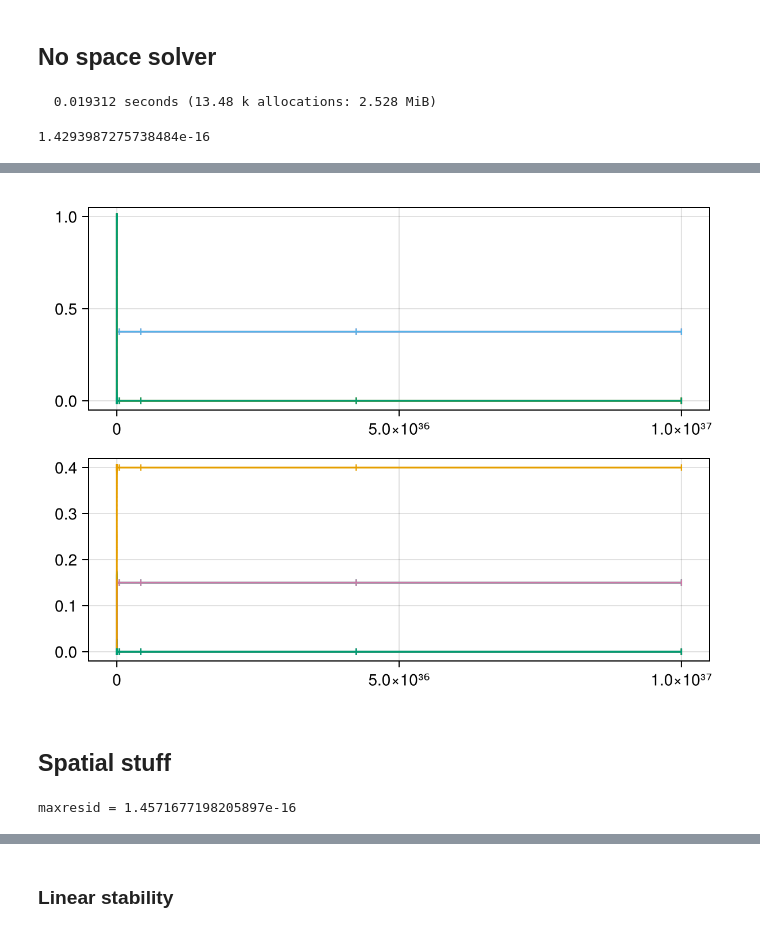
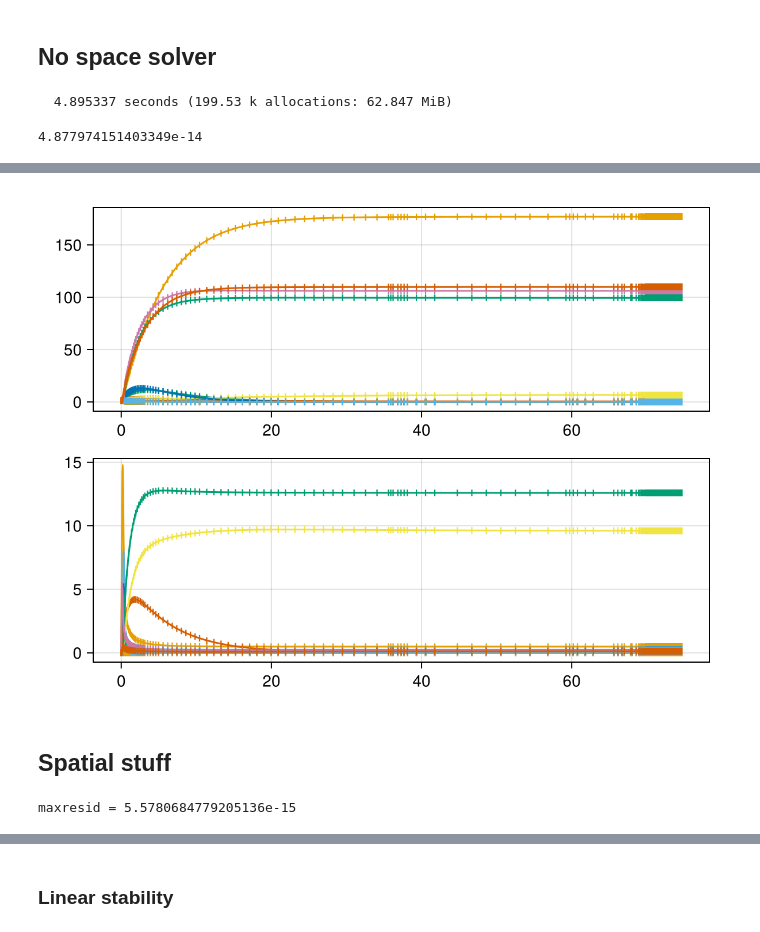
Before and after one commit to kockahonza/SSMC, a Jupyter notebook: notebooks/random_systems.ipynb, the cells around one changed output, grey strips where cells are left out. Drawn from its saved outputs; the diff is of its cells as text; code cells hidden in the pictures.

```diff
--- a/notebooks/random_systems.ipynb
+++ b/notebooks/random_systems.ipynb
@@ -114,3 +89,5 @@ ps = ints[2];
+# %%
+ps = params[1];
 # %% [markdown]
 ## No space solver
 # %%
@@ -123,12 +100,13 @@ ssp = make_mmicrm_ss_problem(ps, u0)
 );
 maximum(abs, sss.resid)
 # %% [output]
-  0.019312 seconds (13.48 k allocations: 2.528 MiB)
+  4.895337 seconds (199.53 k allocations: 62.847 MiB)
-1.4293987275738484e-16
+4.877974151403349e-14
 # %%
 # Fixed time with evolution
 u0 = make_u0_smart(ps; u0=:onlyN);
-p = make_mmicrm_problem(ps, u0, 10000000000000000000000000000000000000);
+p = make_mmicrm_problem(ps, u0, 10000);
+p = remake_guarantee_positive(p)
 
 s = solve(p, QNDF())
 
@@ -139,11 +119,11 @@ f
-[figure, old version]
+[figure, new version]
 # %% [markdown]
 ## Spatial stuff
 # %%
-# nssol = s.u[end];
-nssol = sss.u
+nssol = s.u[end];
+# nssol = sss.u
 xx = uninplace(mmicrmfunc!)(nssol, ps)
 maxresid = maximum(abs, xx)
 @show maxresid;
 # %% [output]
-maxresid = 1.4571677198205897e-16
+maxresid = 5.5780684779205136e-15
```
Also changed, not shown: parts of 14 cells of this notebook, 6 other files.
